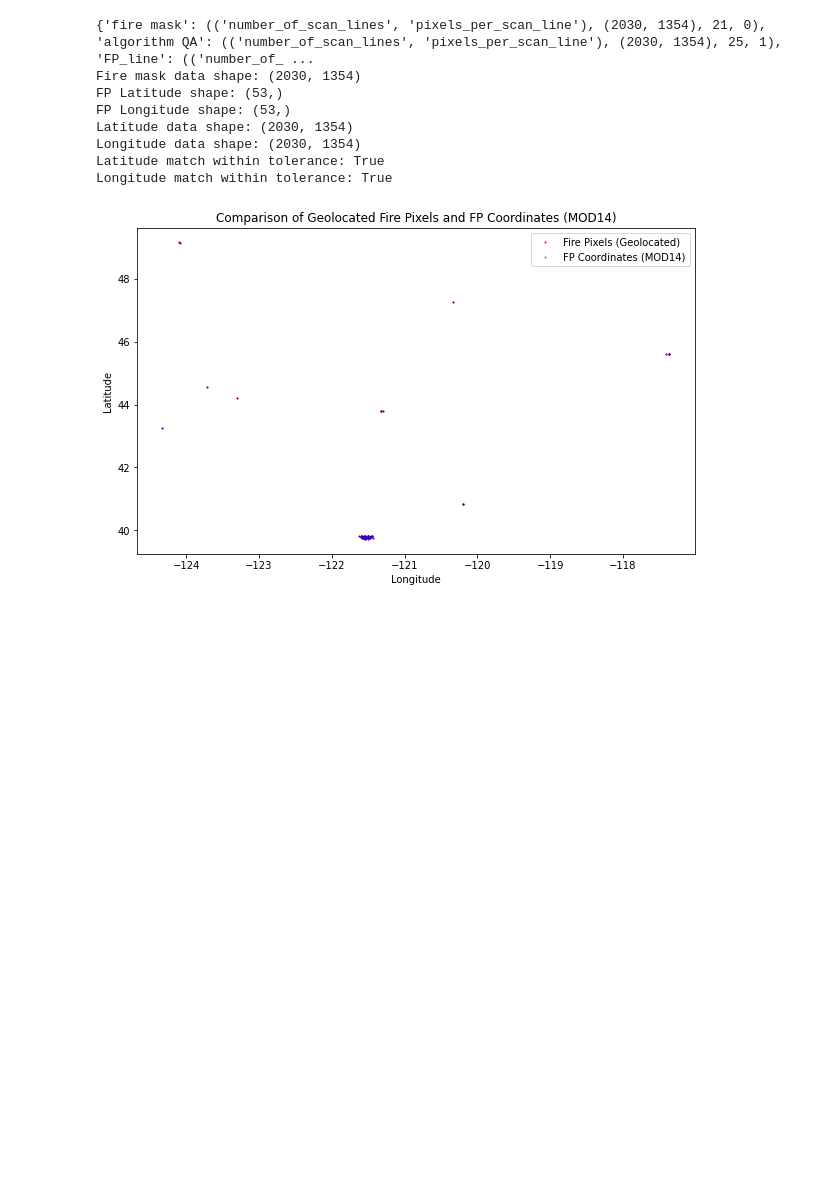
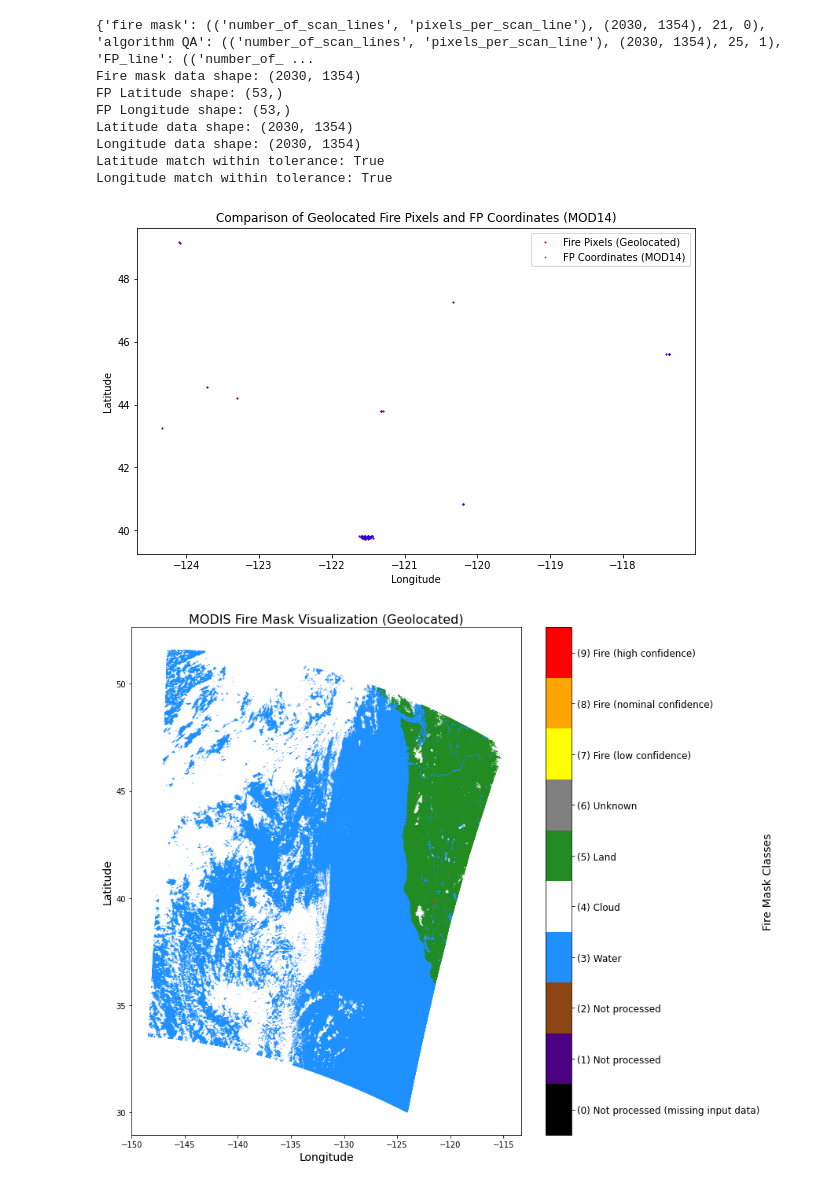
Before and after one commit to samiraat/Visualization-of-Modis-and-Viirs-L2-active-fire-product-, a Jupyter notebook: geolocation.ipynb, the cells around one changed output. Drawn from its saved outputs; the diff is of its cells as text; code cells hidden in the pictures; blank space fills up the shorter version.

Commit message:
plot the firemask

```diff
--- a/geolocation.ipynb
+++ b/geolocation.ipynb
@@ -231,3 +231,82 @@ Longitude data shape: (2030, 1354)
 Latitude match within tolerance: True
 Longitude match within tolerance: True
 [figure]
+# %%
+import numpy as np
+import matplotlib.pyplot as plt
+from matplotlib.colors import ListedColormap, BoundaryNorm
+from pyhdf.SD import SD, SDC
+
+# Define class names with numbers
+class_names = {
+    0: '(0) Not processed (missing input data)',
+    1: '(1) Not processed',
+    2: '(2) Not processed',
+    3: '(3) Water',
+    4: '(4) Cloud',
+    5: '(5) Land',
+    6: '(6) Unknown',
+    7: '(7) Fire (low confidence)',
+    8: '(8) Fire (nominal confidence)',
+    9: '(9) Fire (high confidence)'
+}
+
+# Define distinct colors for each class
+distinct_colors = [
+    '#000000',  # Black for not processed (missing input data)
+    '#4B0082',  # Indigo for not processed
+    '#8B4513',  # SaddleBrown for not processed
+    '#1E90FF',  # DodgerBlue for non-fire water pixel
+    '#FFFFFF',  # White for cloud
+    '#228B22',  # ForestGreen for non-fire land pixel
+    '#808080',  # Gray for unknown
+    '#FFFF00',  # Yellow for fire (low confidence)
+    '#FFA500',  # Orange for fire (nominal confidence)
+    '#FF0000'   # Red for fire (high confidence)
+]
+
+# File paths to the MODIS HDF files
+mod14_file = 'MOD14.A2018312.1950.061.2021344091856.hdf'  # Fire mask data (MOD14)
+mod03_file = 'MOD03.A2018312.1950.061.2018313011438.hdf'  # Geolocation data (MOD03)
+
+# Step 1: Open the MOD03 file for geolocation data (latitude and longitude)
+geo_file = SD(mod03_file, SDC.READ)
+latitude_data = geo_file.select('Latitude')[:]
+longitude_data = geo_file.select('Longitude')[:]
+geo_file.end()
+
+# Step 2: Open the MOD14 file for the fire mask
+hdf_file = SD(mod14_file, SDC.READ)
+fire_mask_sds = hdf_file.select('fire mask')  # Replace 'FireMask' with the exact name of the fire mask dataset if different
+fire_mask_data = fire_mask_sds.get()
+hdf_file.end()
+
+# Step 3: Create a custom colormap for the fire mask
+cmap = ListedColormap(distinct_colors)
+bounds = np.arange(11) - 0.5  # Define the boundaries for the colormap
+norm = BoundaryNorm(bounds, cmap.N)
+
+# Step 4: Plot the fire mask data using the corresponding latitude and longitude
+plt.figure(figsize=(12, 10))
+
+# Use scatter plot to overlay the fire mask on the geolocation data
+plt.scatter(longitude_data, latitude_data, c=fire_mask_data, cmap=cmap, norm=norm, s=1)
+
+# Add a colorbar with labels for the fire mask classes
+cbar = plt.colorbar(label='Fire Mask Classes', ticks=range(10))
+cbar.set_ticklabels([class_names[i] for i in range(10)])
+cbar.ax.tick_params(labelsize=12)  # Increase label size
+cbar.set_label('Fire Mask Classes', size=14)  # Increase colorbar title size
+
+# Add titles and labels
+plt.title('MODIS Fire Mask Visualization (Geolocated)', fontsize=16)
+plt.xlabel('Longitude', fontsize=14)
+plt.ylabel('Latitude', fontsize=14)
+
+# Adjust layout to prevent cutting off colorbar labels
+plt.tight_layout()
+
+# Show the plot
+plt.show()
+# %% [output]
+[figure, added]
```
